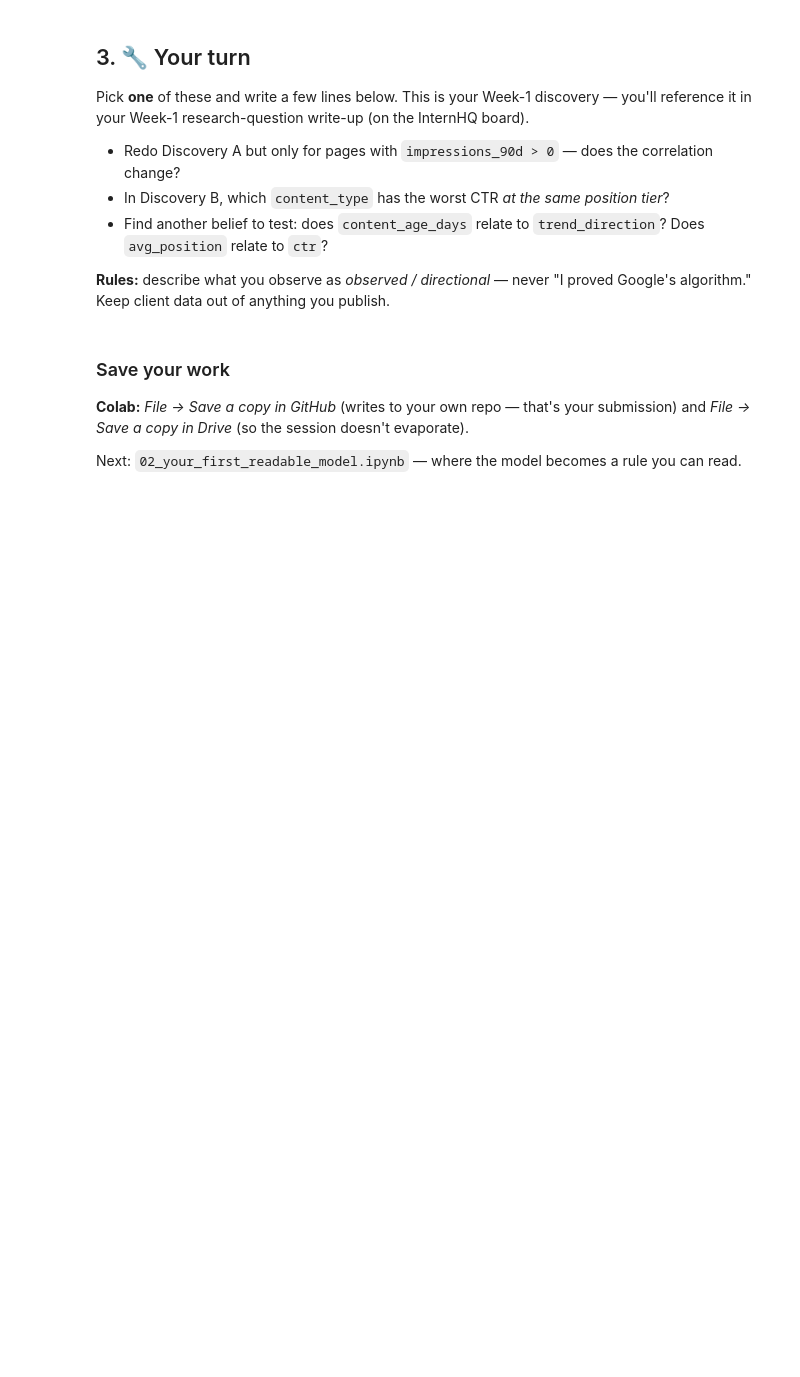
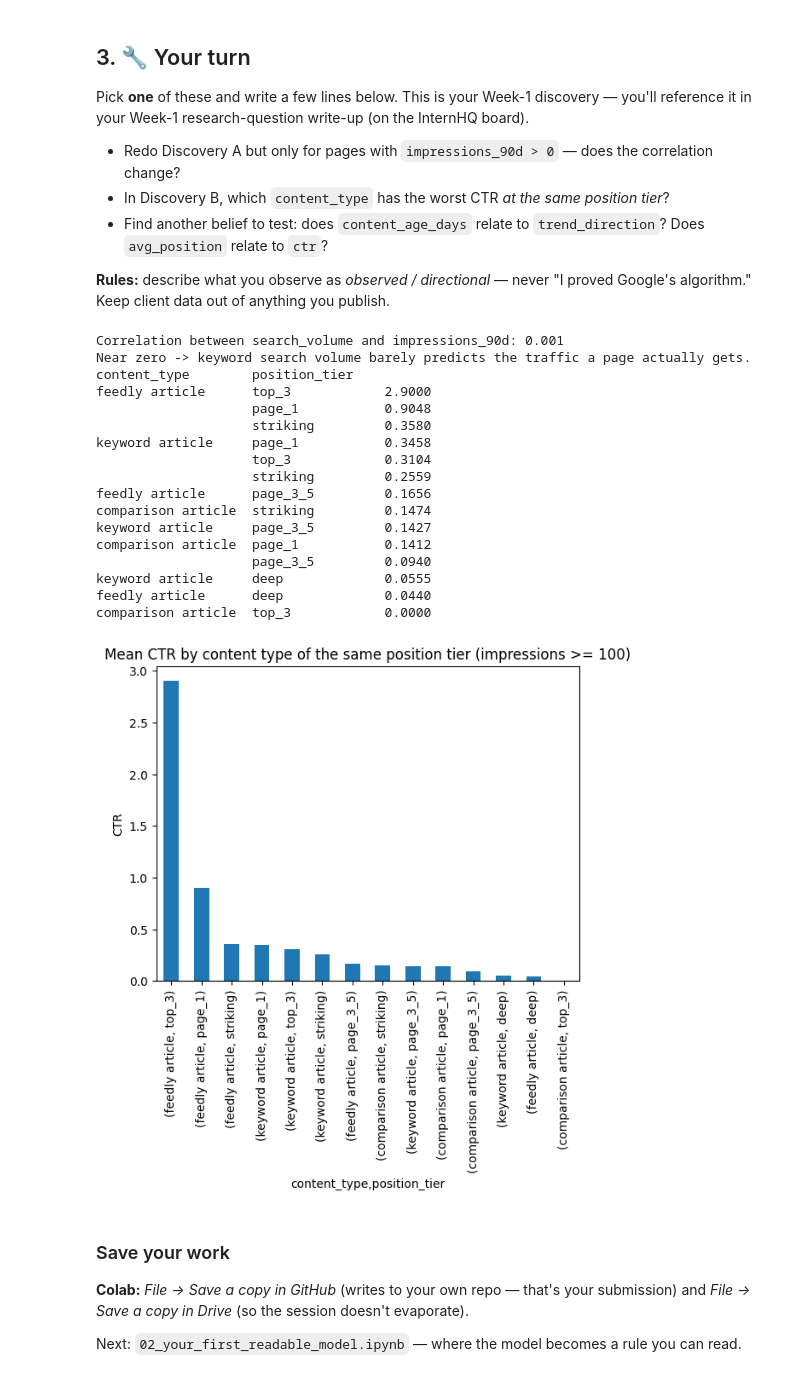
Before and after one commit to MahmooudEssam/FlyRank-Intern, a Jupyter notebook: notebooks/01_first_look_and_discovery.ipynb, the cells around one changed output. Saved outputs shown, nothing was run; the diff lists cells and outputs as text; code cells hidden in the pictures; blank space fills up the shorter version.

```diff
--- a/notebooks/01_first_look_and_discovery.ipynb
+++ b/notebooks/01_first_look_and_discovery.ipynb
@@ -97,5 +151,35 @@ Pick **one** of these and write a few lines below. This is your Week-1 discovery
 - Find another belief to test: does `content_age_days` relate to `trend_direction`? Does `avg_position` relate to `ctr`?
 
 **Rules:** describe what you observe as *observed / directional* — never "I proved Google's algorithm." Keep client data out of anything you publish.
+# %%
+# Redo Discovery A but only for pages with impressions_90d > 0 — does the correlation change?
+impOver0 = df[df["impressions_90d"] > 0]
+corr = df["search_volume"].corr(impOver0["impressions_90d"])
+print(f"Correlation between search_volume and impressions_90d: {corr:.3f}")
+print("Near zero -> keyword search volume barely predicts the traffic a page actually gets.")
+# In Discovery B, which content_type has the worst CTR at the same position tier?
+visible = df[df["impressions_90d"] >= 100]
+ctr_by_pos = visible.groupby(["content_type","position_tier"])["ctr"].mean().sort_values(ascending=False)
+print(ctr_by_pos.round(4).to_string())
+ctr_by_pos.plot(kind="bar", title="Mean CTR by content type of the same position tier (impressions >= 100)", ylabel="CTR");
+# %% [output]
+Correlation between search_volume and impressions_90d: 0.001
+Near zero -> keyword search volume barely predicts the traffic a page actually gets.
+content_type        position_tier
+feedly article      top_3            2.9000
+                    page_1           0.9048
+                    striking         0.3580
+keyword article     page_1           0.3458
+                    top_3            0.3104
+                    striking         0.2559
+feedly article      page_3_5         0.1656
+comparison article  striking         0.1474
+keyword article     page_3_5         0.1427
+comparison article  page_1           0.1412
+                    page_3_5         0.0940
+keyword article     deep             0.0555
+feedly article      deep             0.0440
+comparison article  top_3            0.0000
+[figure, added]
 # %%
 # Your discovery here
```
Also changed, not shown: parts of 8 cells of this notebook.
